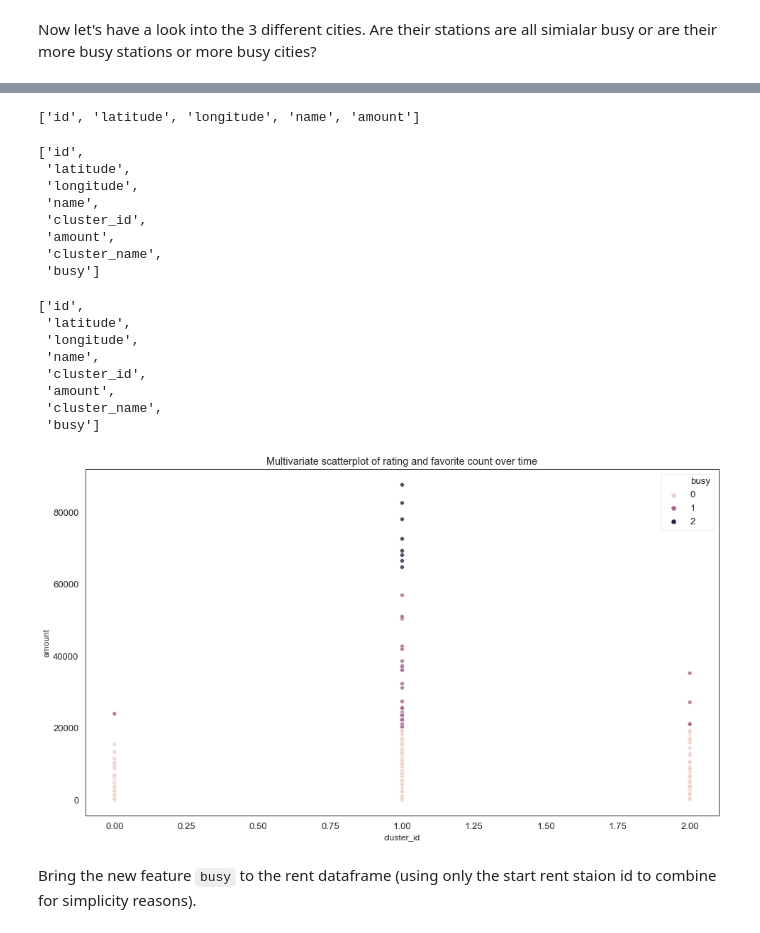
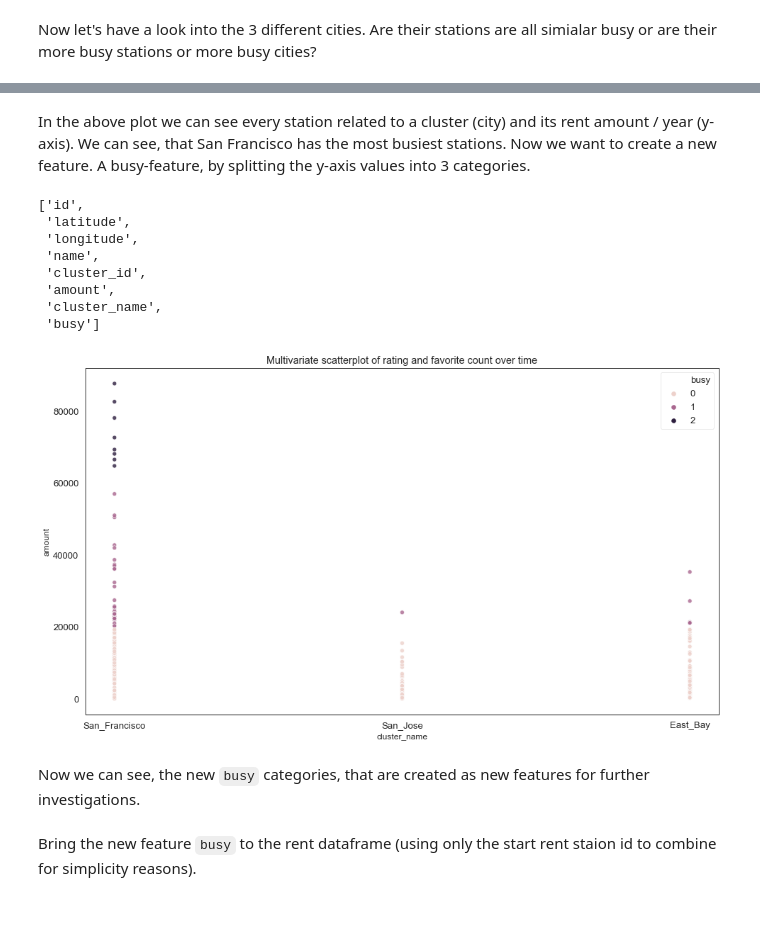
Before and after one commit to resa89/DataAnalystND, a Jupyter notebook: 07_CommunicatingDataFindings/wrangle_act.ipynb, the cells around one changed output, grey strips where cells are left out. Cells and saved outputs as stored; diff of their text form; code cells hidden in the pictures.

```diff
--- a/07_CommunicatingDataFindings/wrangle_act.ipynb
+++ b/07_CommunicatingDataFindings/wrangle_act.ipynb
@@ -1551,6 +1539,20 @@ copy_of_member_and_rent['age'] = member_clean['age']
 copy_of_member_and_rent['user_type'] = member_clean['user_type']
 
 rent_sample = copy_of_member_and_rent.sample(10000)
+# %%
+# bring station id into temp clustered_stations dataframe
+clustered_stations['id'] = -1
+
+for i, row in clustered_stations.iterrows():
+    # lookup table - look up the cluster id of the given station id and write to rent table
+    lat_temp = row['latitude']
+    long_temp = row['longitude']
+    frame = station_clean.query('latitude == @lat_temp')
+    frame = station_clean.query('longitude == @long_temp')
+
+    station_id = frame['id'].iloc[0]
+    # write to short rent table
+    clustered_stations.loc[i, 'id'] = station_id
 # %%
 # bring cluster id into rent_clean dataframe
 rent_sample['cluster_id'] = -1
@@ -1680,18 +1673,5 @@ rent_sample.head()
-# %%
-list(rent_short)
-# %% [output]
-['id', 'latitude', 'longitude', 'name', 'amount']
-# %%
-list(station_clean)
-# %% [output]
-['id',
- 'latitude',
- 'longitude',
- 'name',
- 'cluster_id',
- 'amount',
- 'cluster_name',
- 'busy']
+# %% [markdown]
+In the above plot we can see every station related to a cluster (city) and its rent amount / year (y-axis). We can see, that San Francisco has the most busiest stations. Now we want to create a new feature. A busy-feature, by splitting the y-axis values into 3 categories.
 # %%
 # new feature to distinguish between 3 busy stages
 station_clean['busy'] = 0
@@ -1714,12 +1694,14 @@ list(station_clean)
  'cluster_name',
  'busy']
 # %%
-ax = sns.scatterplot(x="cluster_id", y="amount",x_jitter = True,
+ax = sns.scatterplot(x="cluster_name", y="amount",x_jitter = True,
                       hue="busy", alpha=.8,
                       data=station_clean)
 ax.set_title("Multivariate scatterplot of rating and favorite count over time");
 # %% [output]
-[figure, old version]
+[figure, new version]
+# %% [markdown]
+Now we can see, the new `busy` categories, that are created as new features for further investigations.
 # %% [markdown]
 Bring the new feature `busy` to the rent dataframe (using only the start rent staion id to combine for simplicity reasons).
 # %%
```
Also changed, not shown: parts of 48 cells of this notebook.
